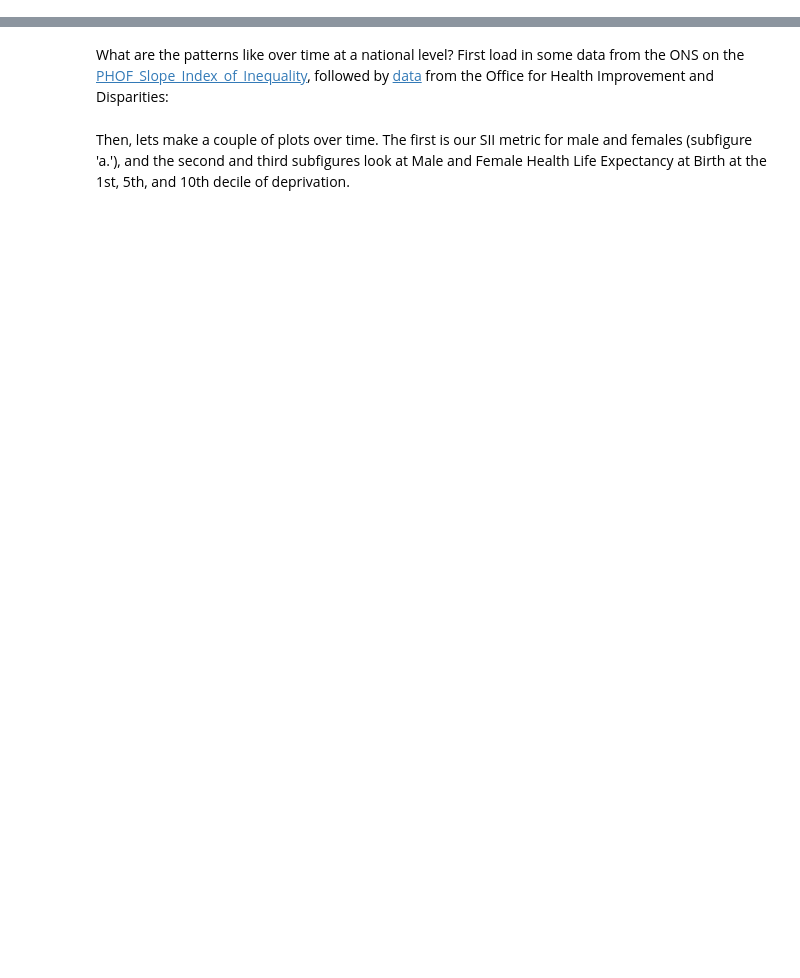
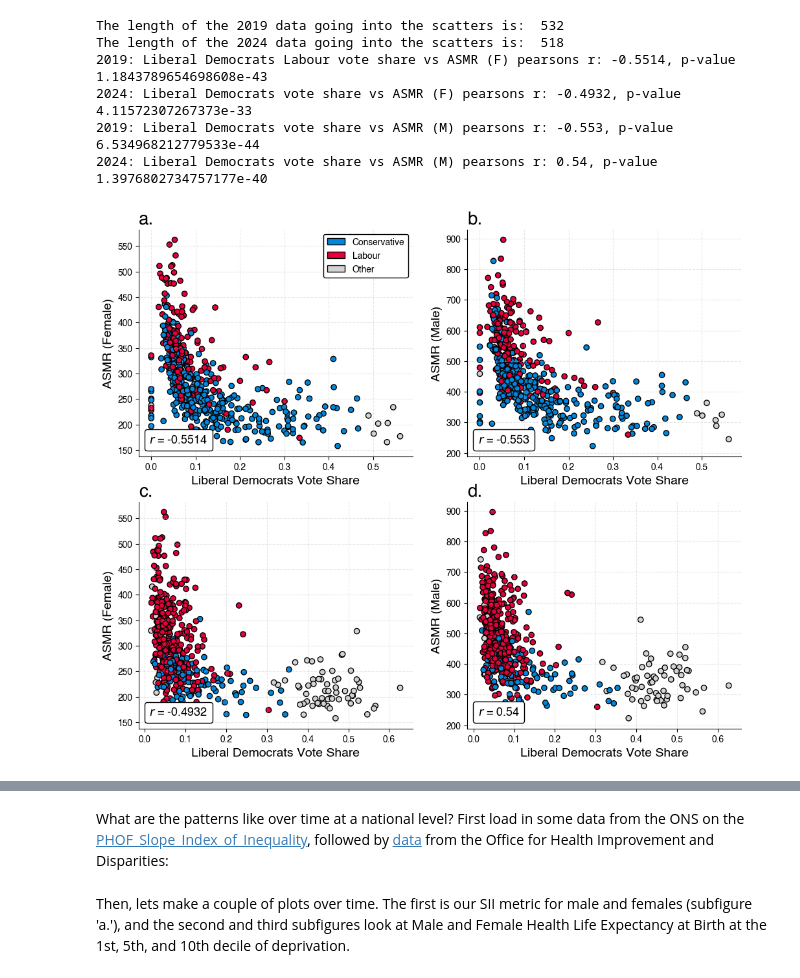
Before and after one commit to crahal/replicating_smith_and_dorling, a Jupyter notebook: src/replicating_smith_and_dorling.ipynb, the cells around one changed output, grey strips where cells are left out. Saved outputs shown, nothing was run; the diff lists cells and outputs as text; code cells hidden in the pictures; blank space fills up the shorter version.

```diff
--- a/src/replicating_smith_and_dorling.ipynb
+++ b/src/replicating_smith_and_dorling.ipynb
@@ -37,0 +159,10 @@ Labour vote share vs ASMR (M) pearsons r: 0.707, p-value 6.947740245646491e-82
+# %%
+plot_scatters(df_2019, df_2024, ['Lib PC', 'Liberal Democrats', False])
+# %% [output]
+The length of the 2019 data going into the scatters is:  532
+The length of the 2024 data going into the scatters is:  518
+2019: Liberal Democrats Labour vote share vs ASMR (F) pearsons r: -0.5514, p-value 1.1843789654698608e-43
+2024: Liberal Democrats vote share vs ASMR (F) pearsons r: -0.4932, p-value 4.11572307267373e-33
+2019: Liberal Democrats vote share vs ASMR (M) pearsons r: -0.553, p-value 6.534968212779533e-44
+2024: Liberal Democrats vote share vs ASMR (M) pearsons r: 0.54, p-value 1.3976802734757177e-40
+[figure, added]
```
Also changed, not shown: parts of 54 cells of this notebook, 7 other files.
